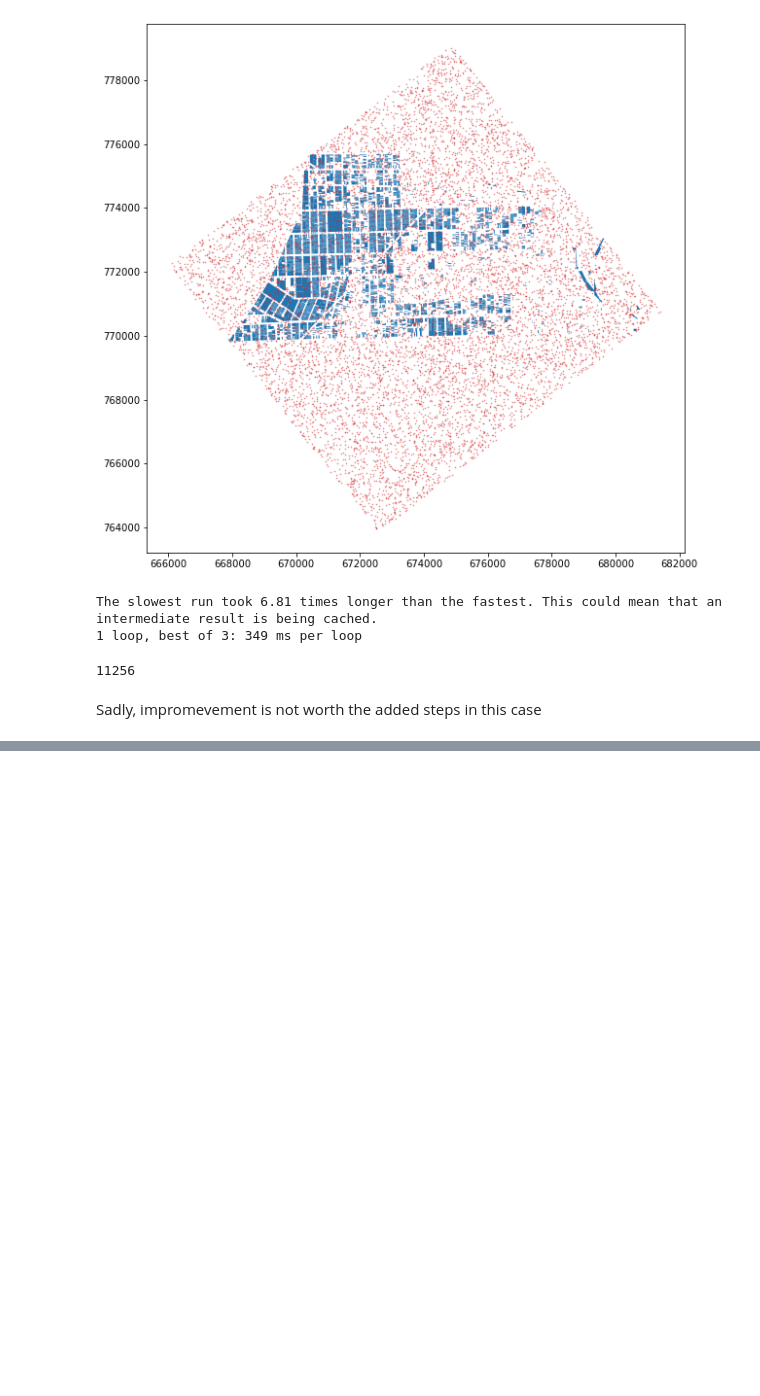
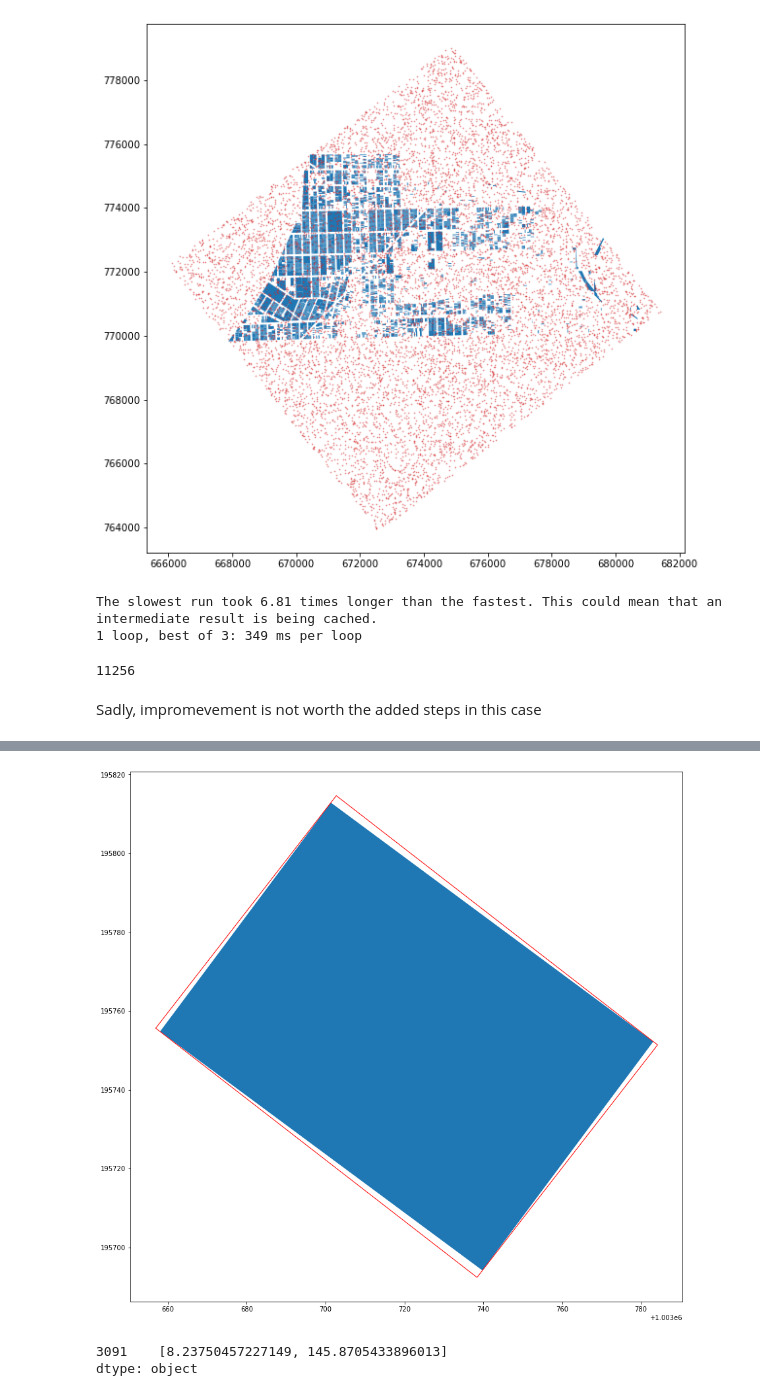
Before and after one commit to raphaellaude/geo-obb, a Jupyter notebook: examples/parcel_obbs.ipynb, the cells around one changed output, grey strips where cells are left out. Saved outputs shown, nothing was run; the diff lists cells and outputs as text; code cells hidden in the pictures; blank space fills up the shorter version.

```diff
--- a/examples/parcel_obbs.ipynb
+++ b/examples/parcel_obbs.ipynb
@@ -171,0 +272,15 @@ Sadly, impromevement is not worth the added steps in this case
+# %%
+examples = ['3031557501']
+
+f = gdf.BBL.isin(examples)
+ax = gdf[f].plot(figsize=(15, 15))
+obbs_gs[f].plot(ax=ax, linewidth=1, edgecolor='red', facecolor='none')
+
+plt.show();
+# %% [output]
+[figure, added]
+# %%
+dims[f]
+# %% [output]
+3091    [8.23750457227149, 145.8705433896013]
+dtype: object
```
Also changed, not shown: parts of 17 cells of this notebook, 4 other files.
